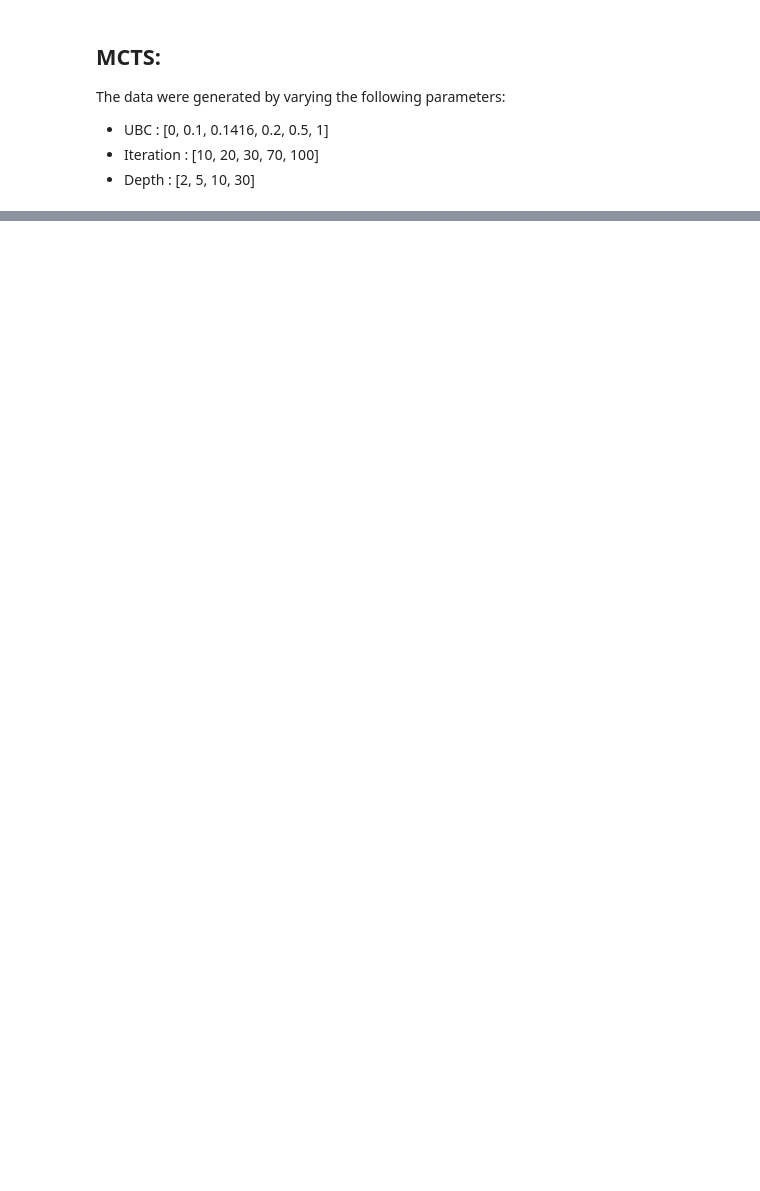
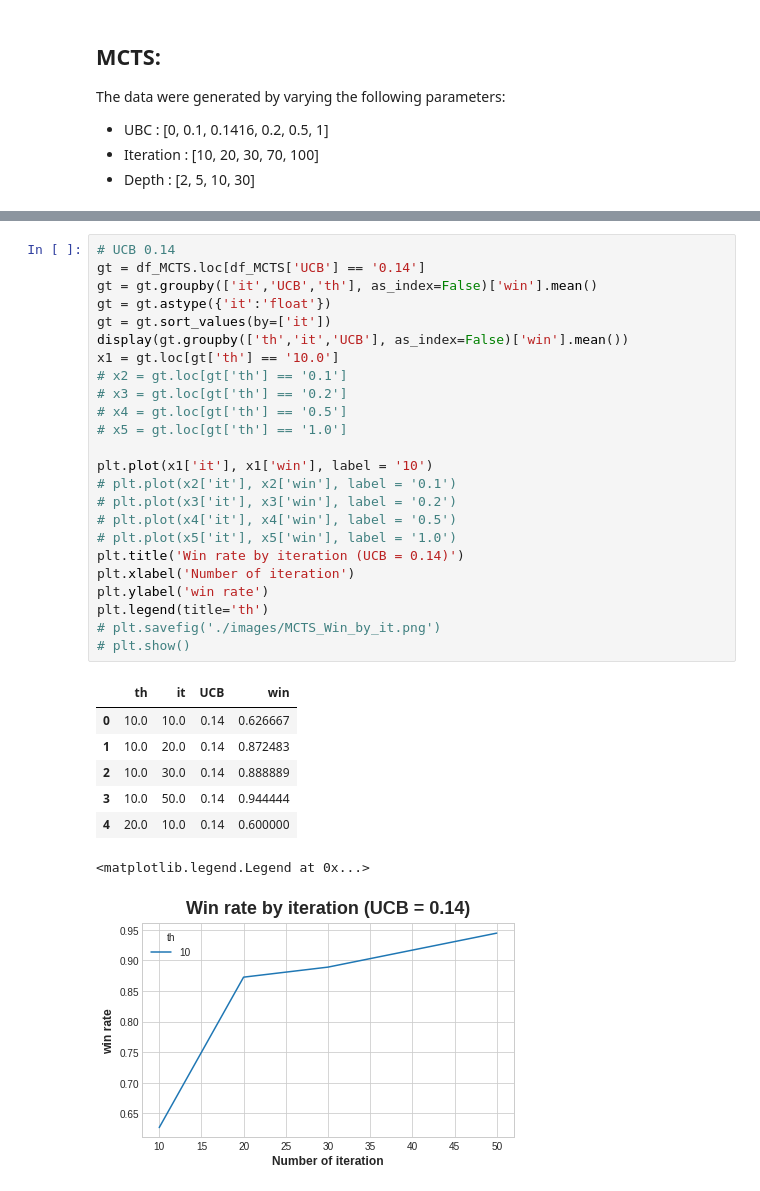
Before and after one commit to hippolyte456/Othello_2022, a Jupyter notebook: othello/analyse.ipynb, the cells around one changed output, grey strips where cells are left out. Saved outputs shown, nothing was run; the diff lists cells and outputs as text; blank space fills up the shorter version.

```diff
--- a/othello/analyse.ipynb
+++ b/othello/analyse.ipynb
@@ -241,3 +214,36 @@ From our graph we can see that the UCB will also influence our win rate. We noti
 
 The results are consistent with the theory we have seen so far. The most commonly used UCB is the square root of 2.
 For the rest of the analysis we generated the data from a UCB value of 0.14
+# %%
+# UCB 0.14
+gt = df_MCTS.loc[df_MCTS['UCB'] == '0.14']
+gt = gt.groupby(['it','UCB','th'], as_index=False)['win'].mean()
+gt = gt.astype({'it':'float'})
+gt = gt.sort_values(by=['it'])
+display(gt.groupby(['th','it','UCB'], as_index=False)['win'].mean())
+x1 = gt.loc[gt['th'] == '10.0']
+# x2 = gt.loc[gt['th'] == '0.1']
+# x3 = gt.loc[gt['th'] == '0.2']
+# x4 = gt.loc[gt['th'] == '0.5']
+# x5 = gt.loc[gt['th'] == '1.0']
+
+plt.plot(x1['it'], x1['win'], label = '10')
+# plt.plot(x2['it'], x2['win'], label = '0.1')
+# plt.plot(x3['it'], x3['win'], label = '0.2')
+# plt.plot(x4['it'], x4['win'], label = '0.5')
+# plt.plot(x5['it'], x5['win'], label = '1.0')
+plt.title('Win rate by iteration (UCB = 0.14)')
+plt.xlabel('Number of iteration')
+plt.ylabel('win rate')
+plt.legend(title='th')
+# plt.savefig('./images/MCTS_Win_by_it.png')
+# plt.show()
+# %% [output]
+|  | th | it | UCB | win |
+| 0 | 10.0 | 10.0 | 0.14 | 0.626667 |
+| 1 | 10.0 | 20.0 | 0.14 | 0.872483 |
+| 2 | 10.0 | 30.0 | 0.14 | 0.888889 |
+| 3 | 10.0 | 50.0 | 0.14 | 0.944444 |
+| 4 | 20.0 | 10.0 | 0.14 | 0.600000 |
+<matplotlib.legend.Legend at 0x...>
+[figure, added]
```
Also changed, not shown: parts of 7 cells of this notebook, 6 other files.
